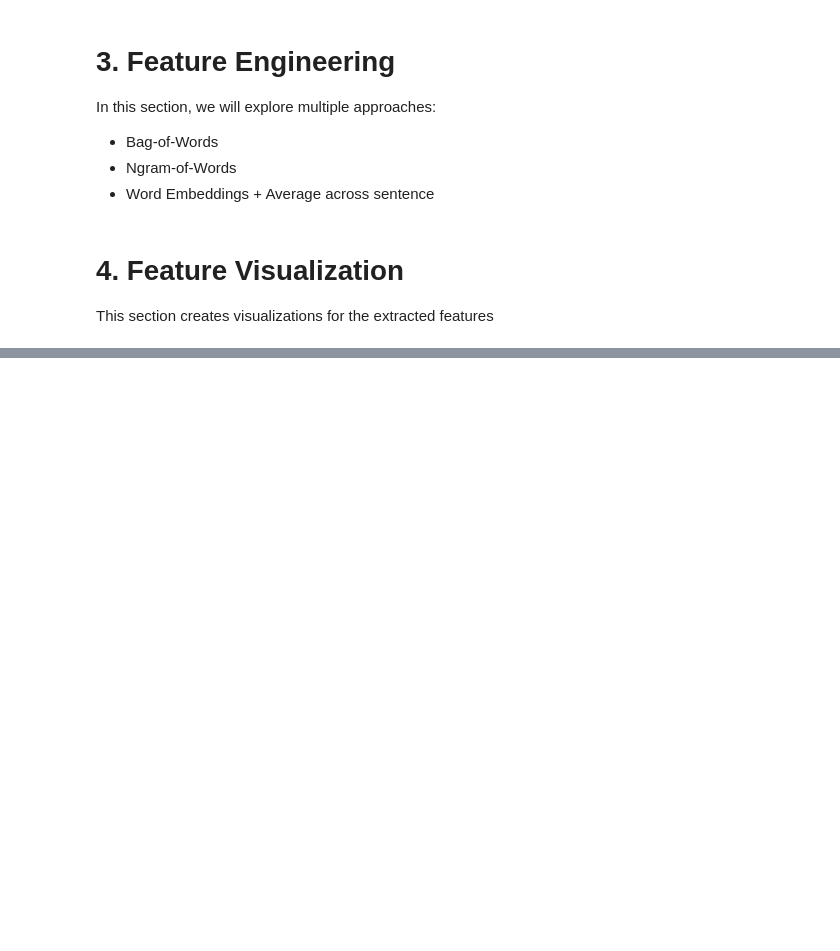
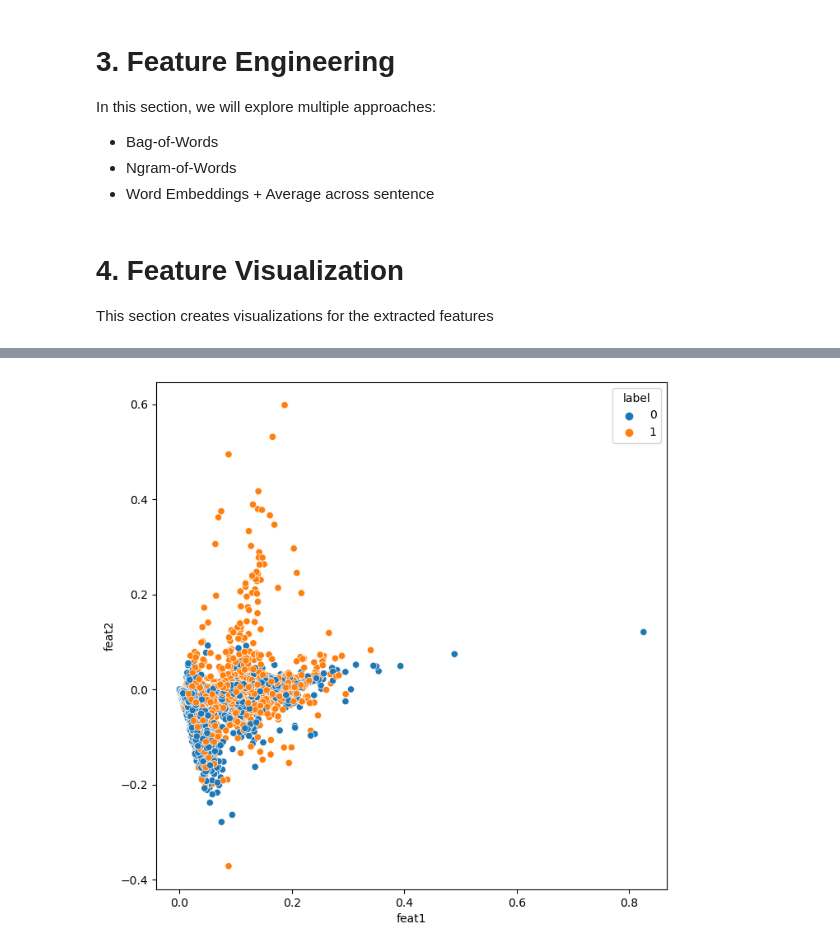
Before and after one commit to mcachosoblechero/Classic-ML-Datasets, a Jupyter notebook: NLP/exploration/1_exploratory_data_analysis.ipynb, the cells around one changed output, grey strips where cells are left out. Saved outputs shown, nothing was run; the diff lists cells and outputs as text; code cells hidden in the pictures; blank space fills up the shorter version.

```diff
--- a/NLP/exploration/1_exploratory_data_analysis.ipynb
+++ b/NLP/exploration/1_exploratory_data_analysis.ipynb
@@ -220 +225,5 @@ X_bow = CountVec.fit_transform(X.text)
+# %%
+# TfidfVectorizer can be used to perform this action in normal text
+CountVecTFIDF = TfidfVectorizer(stop_words='english', max_features=config['max_features'])
+X_tfidf = CountVecTFIDF.fit_transform(X.text)
 # %%
@@ -230,0 +256,5 @@ proj.fit_transform(X_train)
+# %%
+# TF-IDF
+plot_projection(X_tfidf, y)
+# %% [output]
+[figure, added]
```
Also changed, not shown: parts of 6 cells of this notebook.
